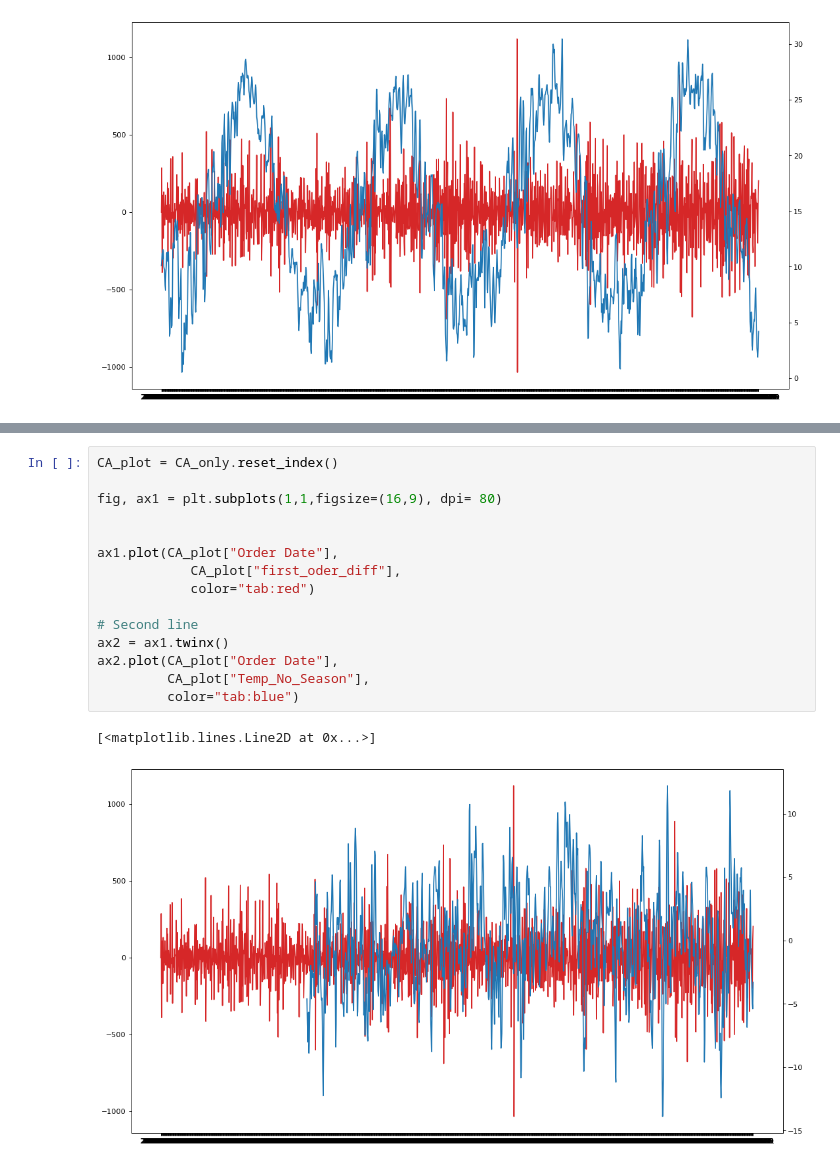
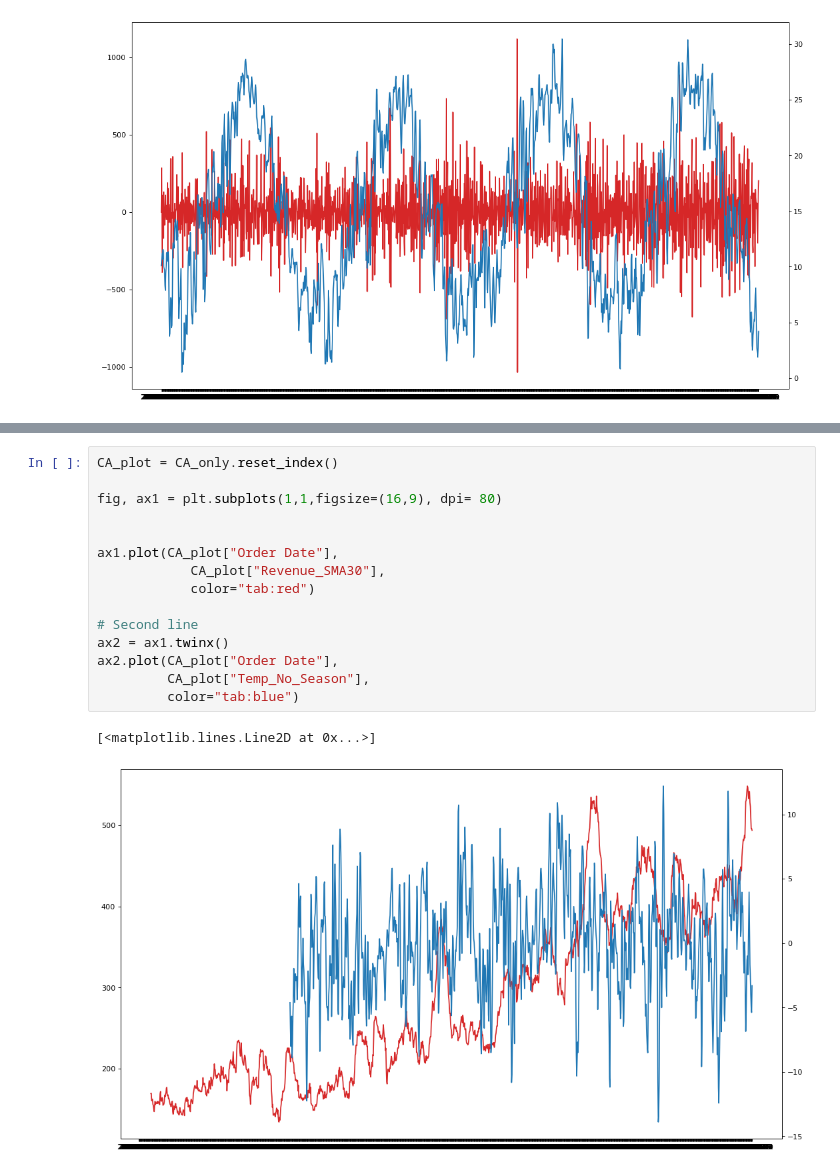
Before and after one commit to MoritzBaldauf/Bachelor_Thesis_Code, a Jupyter notebook: Stationarity_test.ipynb, the cells around one changed output, grey strips where cells are left out. Cells and saved outputs as stored; diff of their text form.

```diff
--- a/Stationarity_test.ipynb
+++ b/Stationarity_test.ipynb
@@ -326,18 +311,18 @@ CA_only["Temp_No_Season"] = CA_only["tavg"] - CA_only["tavg"].shift(12*30)
 # %%
 CA_plot = CA_only.reset_index()
 
 fig, ax1 = plt.subplots(1,1,figsize=(16,9), dpi= 80)
 
 
 ax1.plot(CA_plot["Order Date"],
-            CA_plot["first_oder_diff"],
+            CA_plot["Revenue_SMA30"],
             color="tab:red")
 
 # Second line
 ax2 = ax1.twinx()
 ax2.plot(CA_plot["Order Date"],
          CA_plot["Temp_No_Season"],
          color="tab:blue")
 # %% [output]
 [<matplotlib.lines.Line2D at 0x...>]
-[figure, old version]
+[figure, new version]
```
Also changed, not shown: parts of 5 cells of this notebook, 4 other files.
